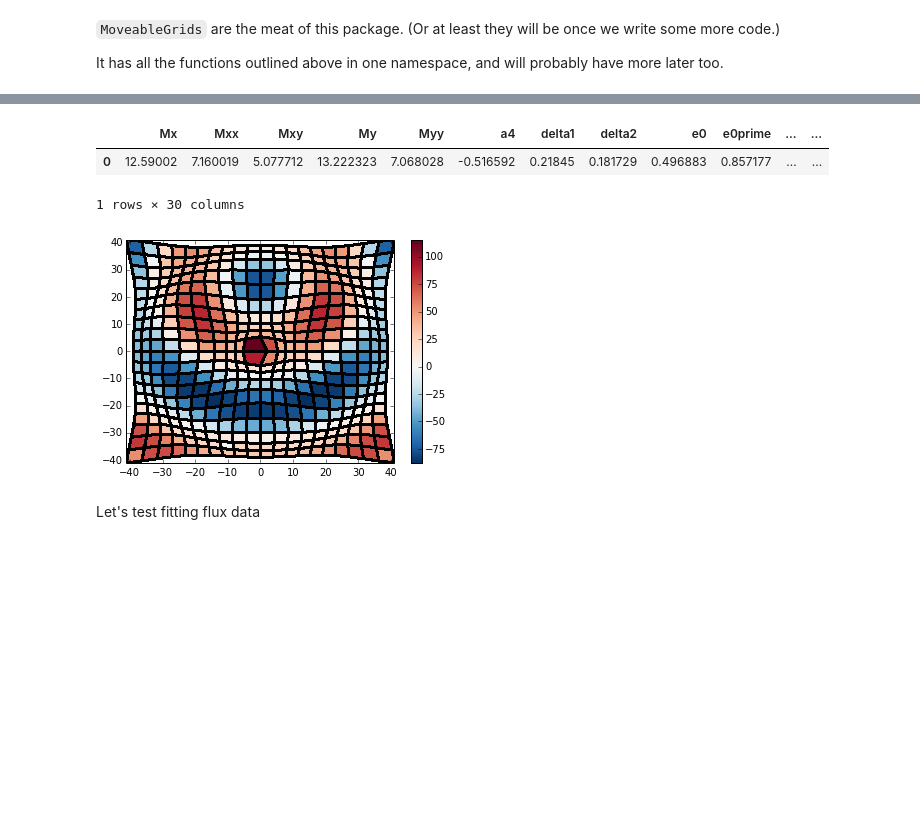
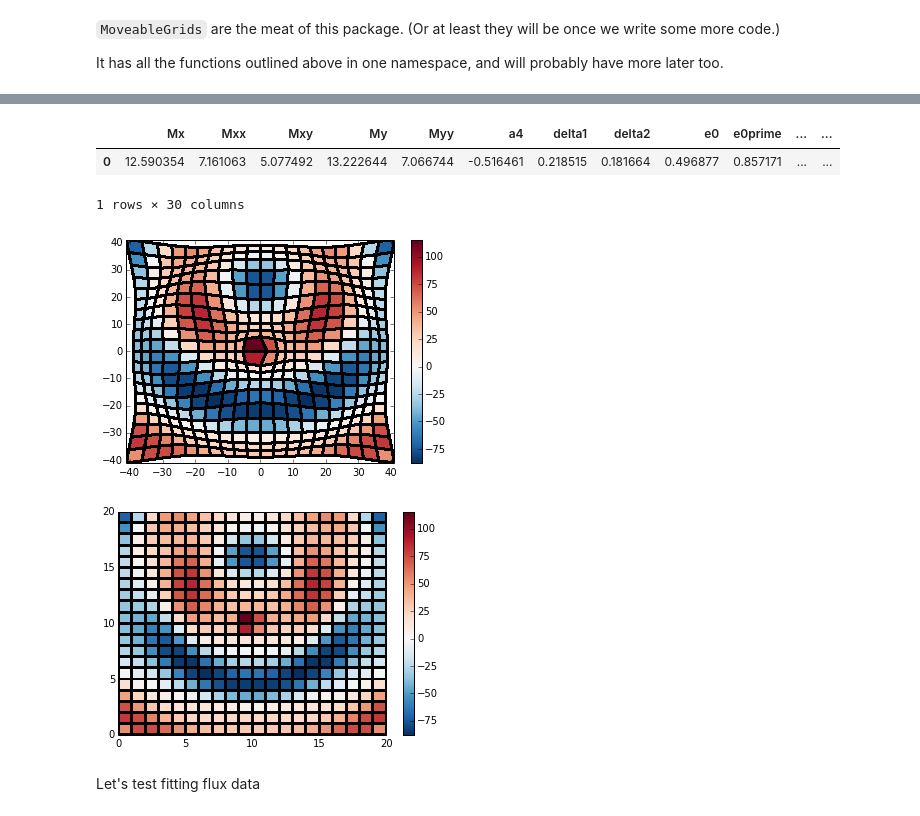
Before and after one commit to cpadavis/weak_sauce, a Jupyter notebook: notebooks/Examples.ipynb, the cells around one changed output, grey strips where cells are left out. Drawn from its saved outputs; the diff is of its cells as text; code cells hidden in the pictures; blank space fills up the shorter version.

```diff
--- a/notebooks/Examples.ipynb
+++ b/notebooks/Examples.ipynb
@@ -372,6 +376,7 @@ source = Source(num_x=21, min_x=-40, max_x=40)  # pixel coordinates to match wit
 mg = MoveableGrid(source, mover)
 mg.step()
 mg.plot_real_grid()
+mg.plot_pixel_grid()
 
 mg.evaluate_psf()
 # %% [output]
@@ -378,7 +384,8 @@ mg.evaluate_psf()
 |  | Mx | Mxx | Mxy | My | Myy | a4 | delta1 | delta2 | e0 | e0prime | ... | ... |
-| 0 | 12.59002 | 7.160019 | 5.077712 | 13.222323 | 7.068028 | -0.516592 | 0.21845 | 0.181729 | 0.496883 | 0.857177 | ... | ... |
+| 0 | 12.590354 | 7.161063 | 5.077492 | 13.222644 | 7.066744 | -0.516461 | 0.218515 | 0.181664 | 0.496877 | 0.857171 | ... | ... |
-1 rows × 30 columns
+1 rows × 30 columns
-[figure, old version]
+[figure, new version]
+[figure, added]
 # %% [markdown]
 Let's test fitting flux data
 # %%
```
Also changed, not shown: parts of 10 cells of this notebook, 5 other files.
